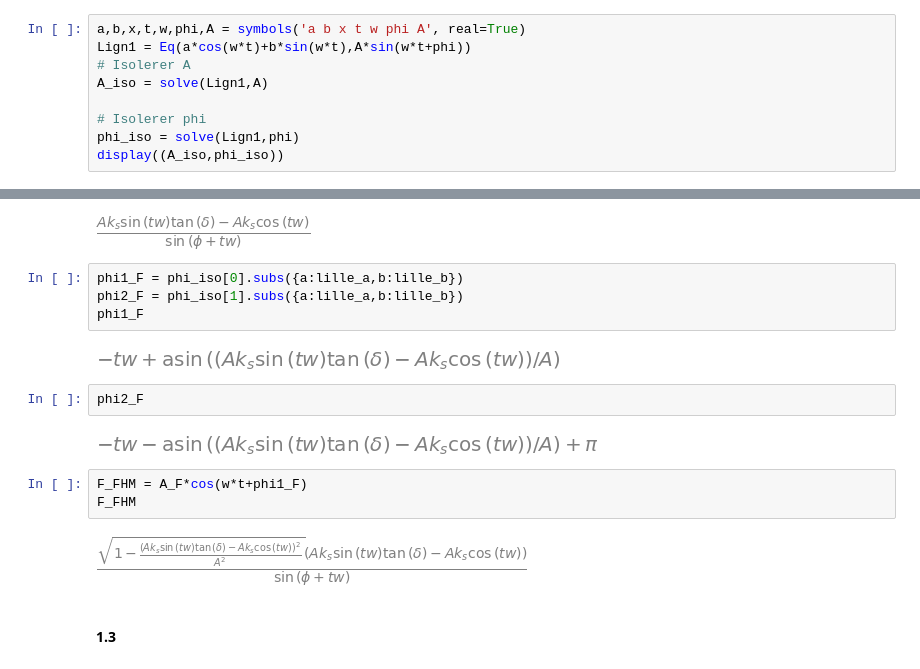
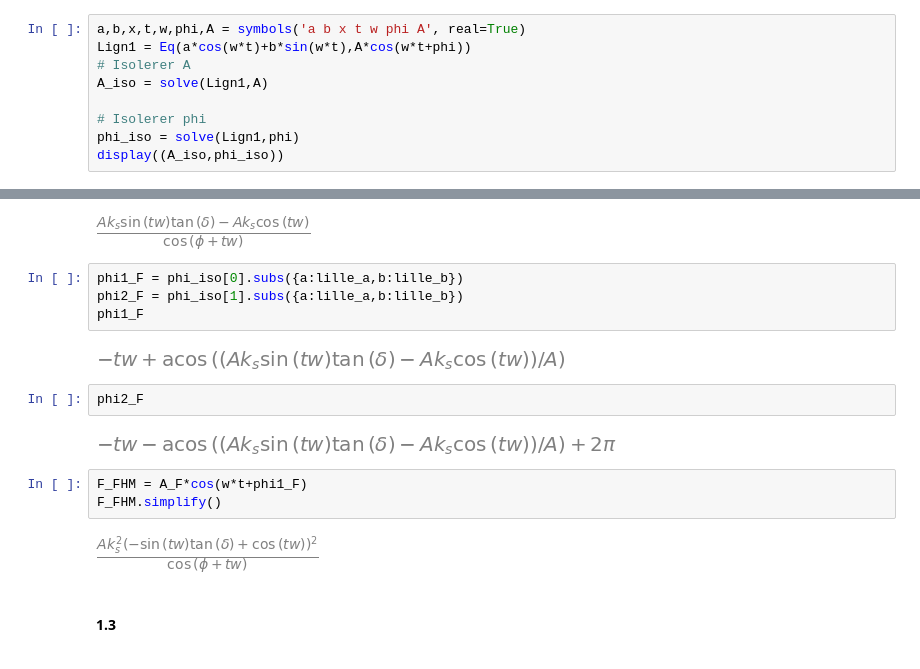
Before and after one commit to Apros7/Mat1Project, a Jupyter notebook: Aksel-leje, opgave 1.1.ipynb, the cells around one changed output, grey strips where cells are left out. Drawn from its saved outputs; the diff is of its cells as text.

Commit message:
plot

```diff
--- a/Aksel-leje, opgave 1.1.ipynb
+++ b/Aksel-leje, opgave 1.1.ipynb
@@ -45,7 +45,7 @@ $x (t)=A \cdot \cos (\mathit{wt} +\varphi)=Re (A \cdot {\mathrm e}^{{i} {({\math
 **Vi skal finde et udtryk for A og $\phi$, udtryk ved a og b.**
 # %%
 a,b,x,t,w,phi,A = symbols('a b x t w phi A', real=True)
-Lign1 = Eq(a*cos(w*t)+b*sin(w*t),A*sin(w*t+phi))
+Lign1 = Eq(a*cos(w*t)+b*sin(w*t),A*cos(w*t+phi))
 # Isolerer A
 A_iso = solve(Lign1,A)
 
@@ -77,16 +77,16 @@ phi1_F = phi_iso[0].subs({a:lille_a,b:lille_b})
 phi2_F = phi_iso[1].subs({a:lille_a,b:lille_b})
 phi1_F
 # %% [output]
-[figure, old version]
+[figure, new version]
 # %%
 phi2_F
 # %% [output]
-[figure, old version]
+[figure, new version]
 # %%
 F_FHM = A_F*cos(w*t+phi1_F)
-F_FHM
+F_FHM.simplify()
 # %% [output]
-[figure, old version]
+[figure, new version]
 # %% [markdown]
 #### 1.3
 # %%
```
Also changed, not shown: parts of 1 cell of this notebook.
